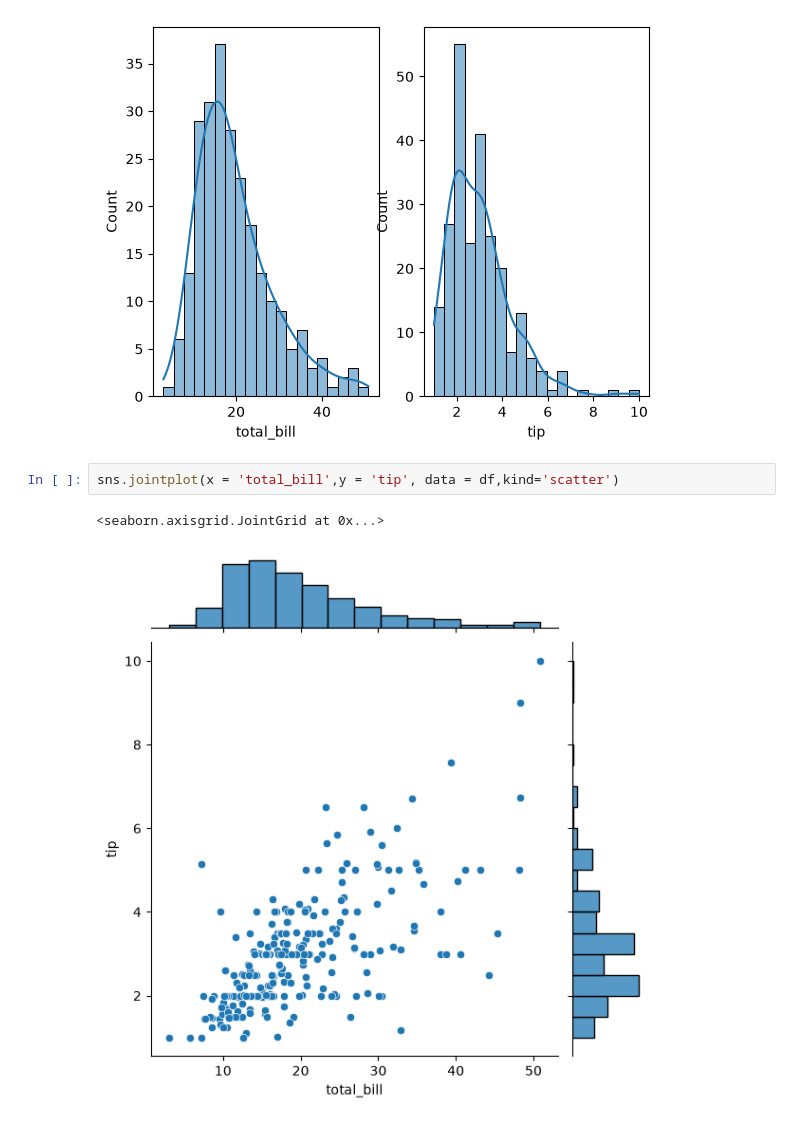
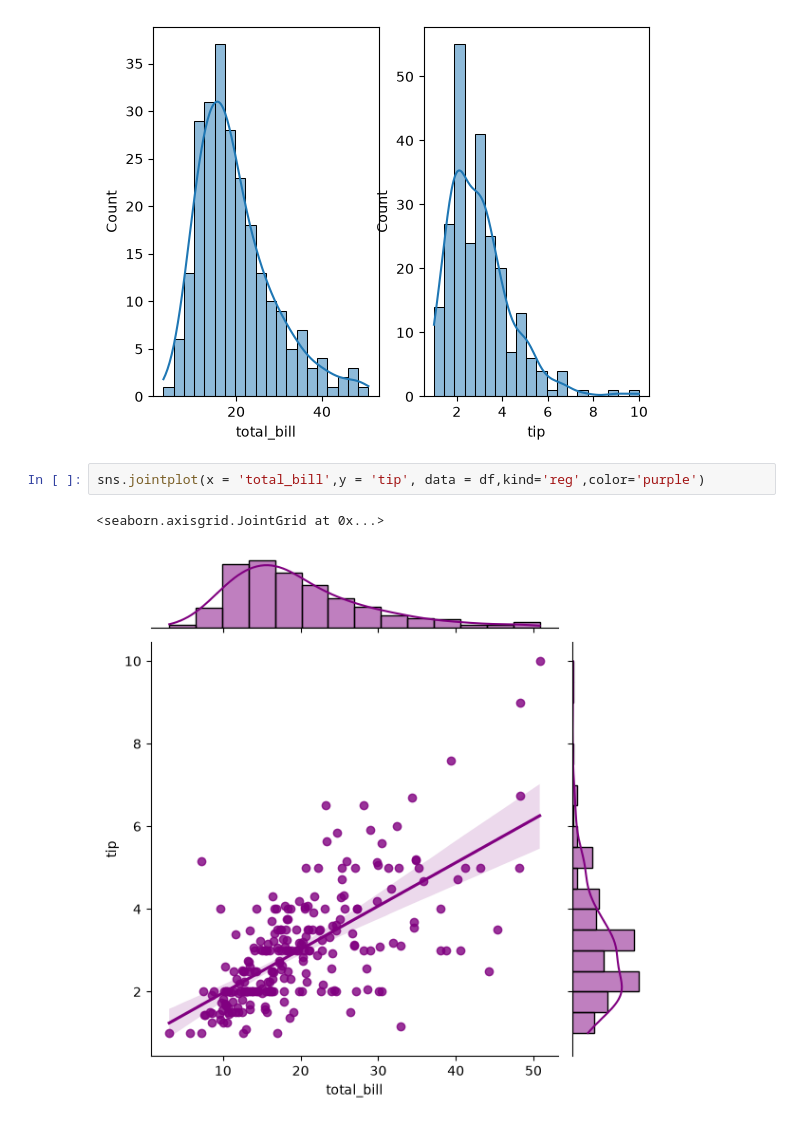
Before and after one commit to Mayankjoshi009/Python-, a Jupyter notebook: Matplotlib & Seaborn/Distributionplot.ipynb, the cells around one changed output. Drawn from its saved outputs; the diff is of its cells as text.

```diff
--- a/Matplotlib & Seaborn/Distributionplot.ipynb
+++ b/Matplotlib & Seaborn/Distributionplot.ipynb
@@ -42,7 +42,7 @@ sns.histplot(data=df, x='tip', kde=True, bins=20)
 <Axes: xlabel='tip', ylabel='Count'>
 [figure]
 # %%
-sns.jointplot(x = 'total_bill',y = 'tip', data = df,kind='scatter')
+sns.jointplot(x = 'total_bill',y = 'tip', data = df,kind='reg',color='purple')
 # %% [output]
 <seaborn.axisgrid.JointGrid at 0x...>
-[figure, old version]
+[figure, new version]
```
Also changed, not shown: parts of 10 cells of this notebook.
